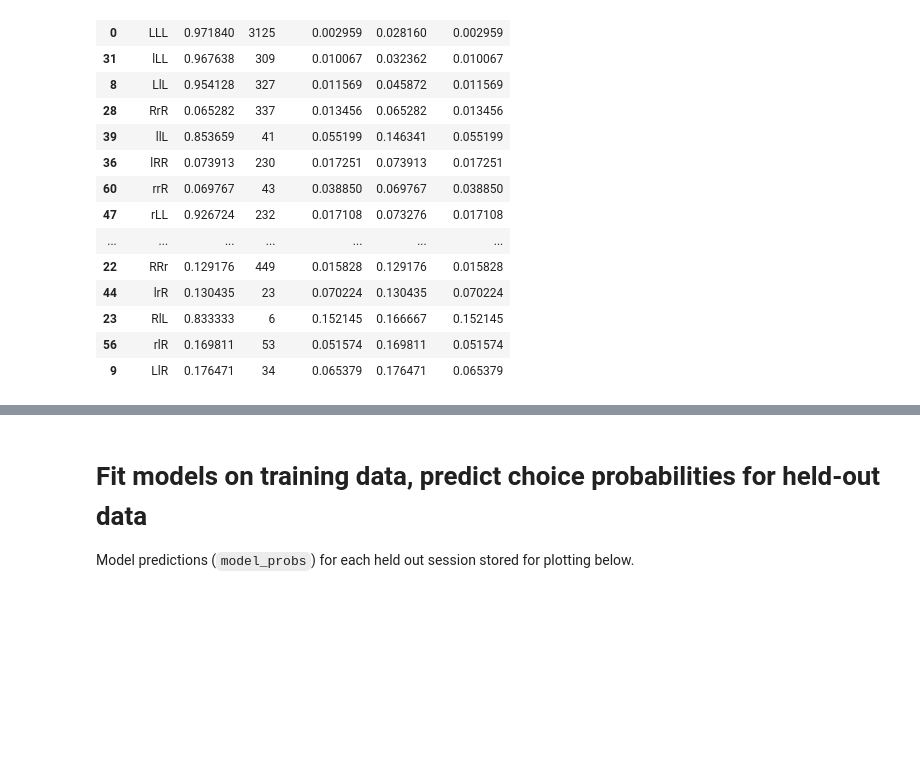
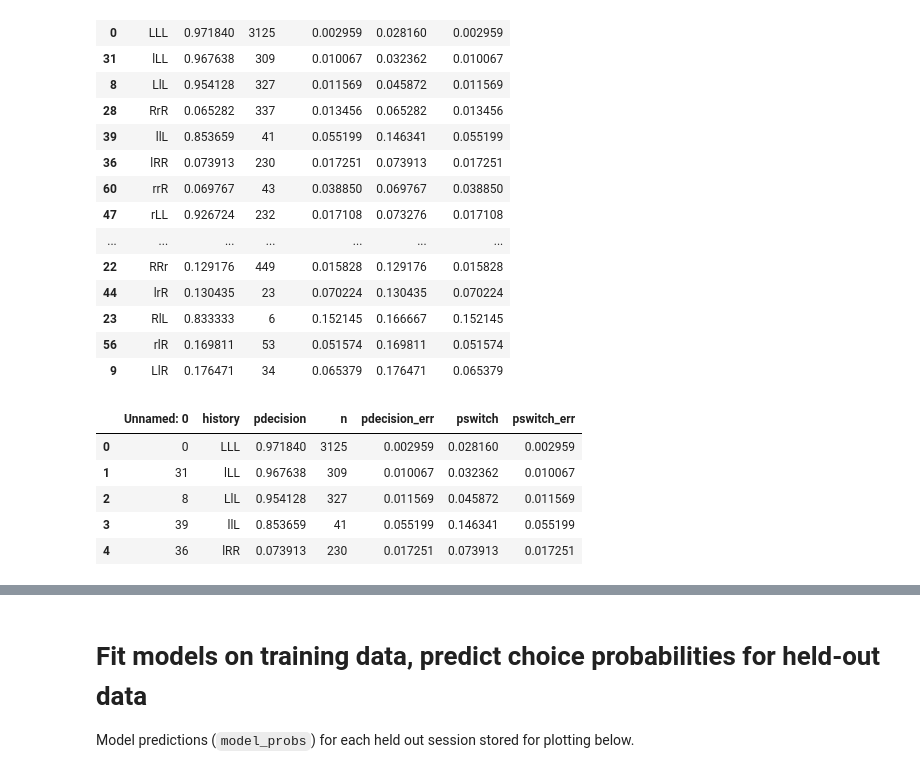
Before and after one commit to mwall2017/2ABT_behavior_models, a Jupyter notebook: run_models_mike data.ipynb, the cells around one changed output, grey strips where cells are left out. Cells and saved outputs as stored; diff of their text form; code cells hidden in the pictures; blank space fills up the shorter version.

```diff
--- a/run_models_mike data.ipynb
+++ b/run_models_mike data.ipynb
@@ -157,3 +157,13 @@ df_mouse_symm[0:20]
 | 9 | LlR | 0.176471 | 34 | 0.065379 | 0.176471 | 0.065379 |
 # %%
 df_mouse_symm.to_csv(path_or_buf='symm_data.csv')
+# %%
+symmL = pd.read_csv(os.path.join('symm_data_L.csv'))
+symmL.head()
+# %% [output]
+|  | Unnamed: 0 | history | pdecision | n | pdecision_err | pswitch | pswitch_err |
+| 0 | 0 | LLL | 0.971840 | 3125 | 0.002959 | 0.028160 | 0.002959 |
+| 1 | 31 | lLL | 0.967638 | 309 | 0.010067 | 0.032362 | 0.010067 |
+| 2 | 8 | LlL | 0.954128 | 327 | 0.011569 | 0.045872 | 0.011569 |
+| 3 | 39 | llL | 0.853659 | 41 | 0.055199 | 0.146341 | 0.055199 |
+| 4 | 36 | lRR | 0.073913 | 230 | 0.017251 | 0.073913 | 0.017251 |
```
Also changed, not shown: parts of 3 cells of this notebook, 2 other files.
